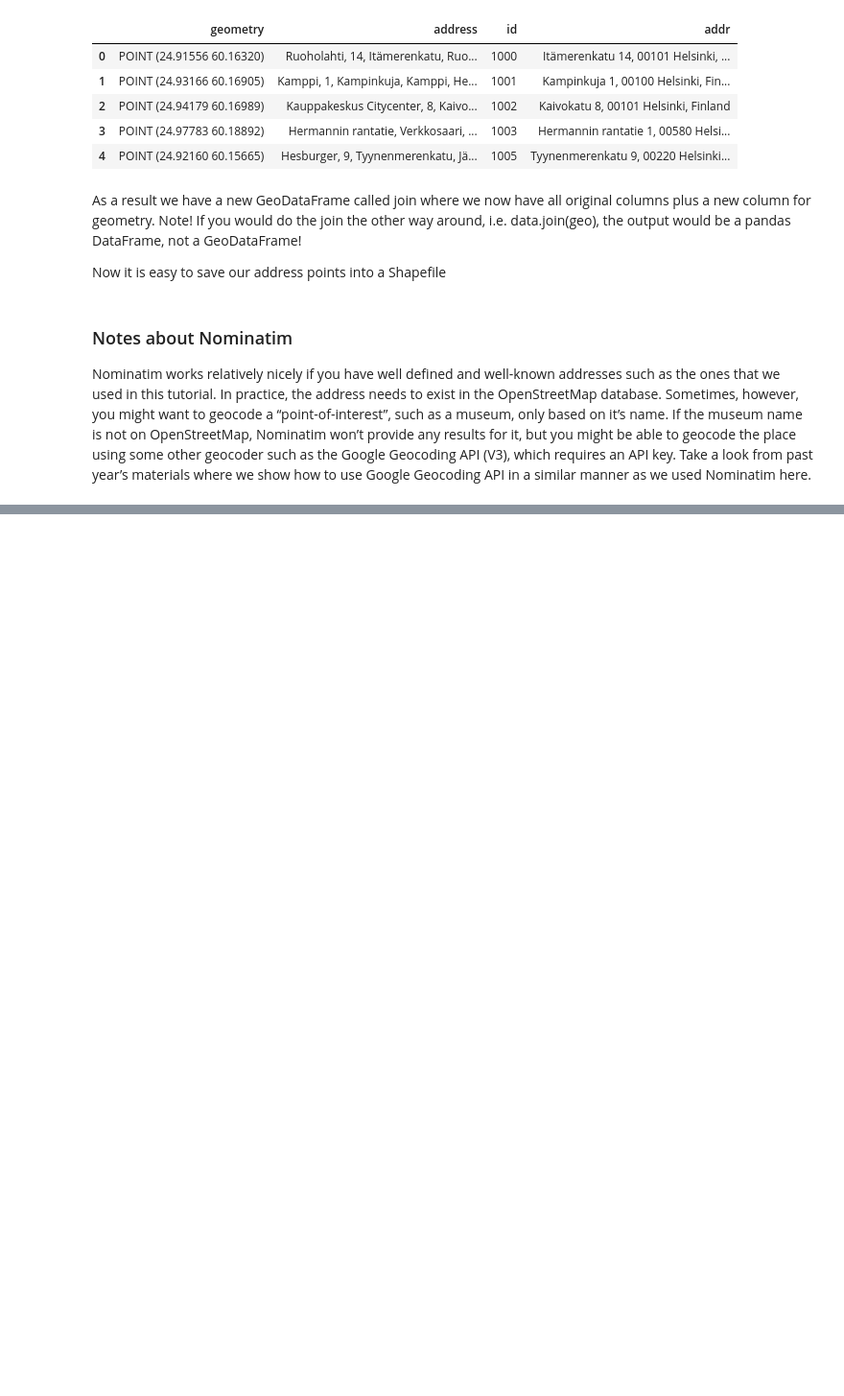
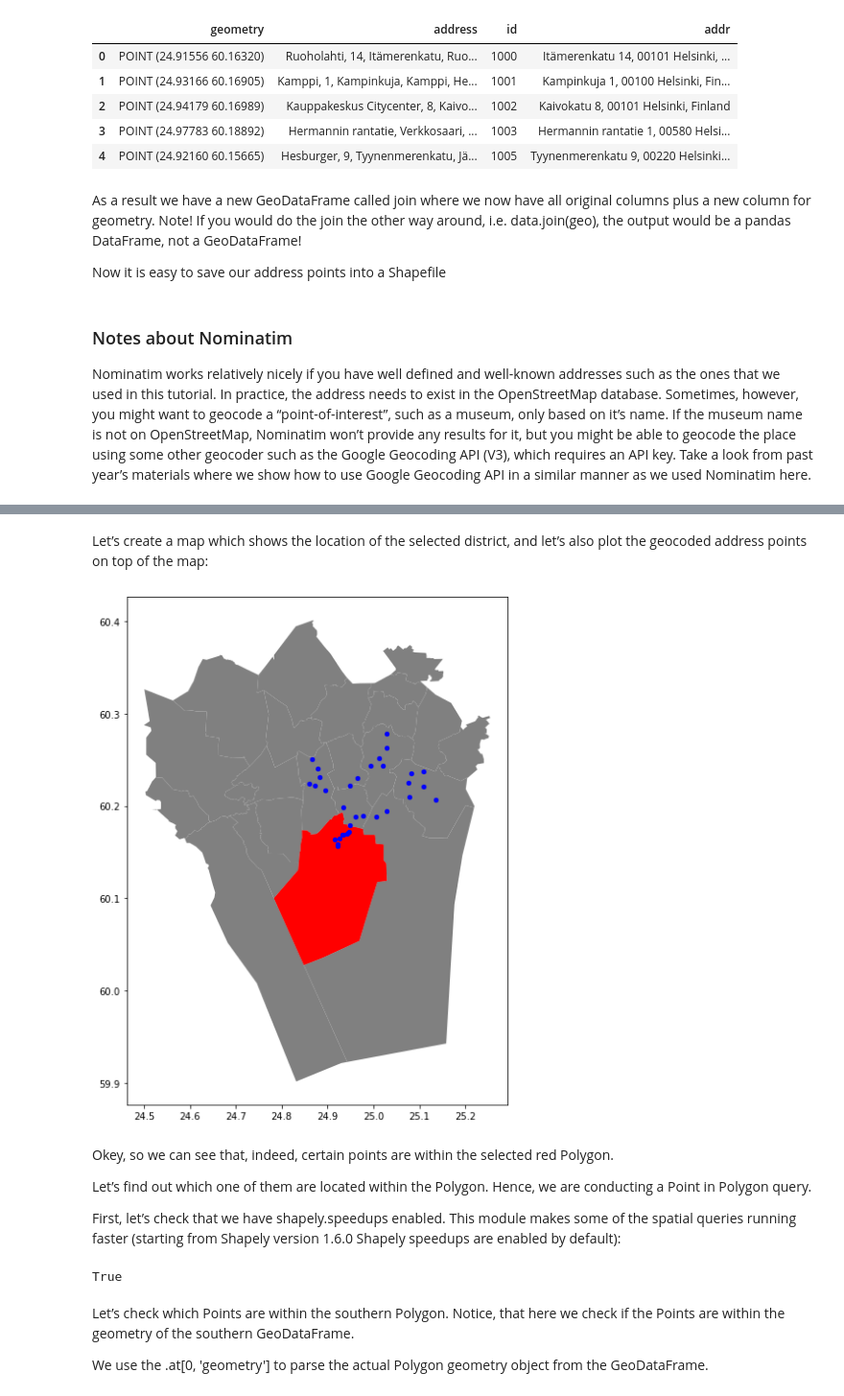
Before and after one commit to balintalfoldy/Automating_GIS, a Jupyter notebook: Lesson3/Lesson3.ipynb, the cells around one changed output, grey strips where cells are left out. Shown at 96% size. Saved outputs shown, nothing was run; the diff lists cells and outputs as text; code cells hidden in the pictures; blank space fills up the shorter version.

```diff
--- a/Lesson3/Lesson3.ipynb
+++ b/Lesson3/Lesson3.ipynb
@@ -155,0 +369,3 @@ Nominatim works relatively nicely if you have well defined and well-known addres
+# %%
+# Select data
+southern = polys.loc[polys['Name']=='Eteläinen']
@@ -155,0 +377,3 @@ Nominatim works relatively nicely if you have well defined and well-known addres
+# %%
+# Reset index for the selection
+southern.reset_index(drop=True, inplace=True)
@@ -155,0 +385,37 @@ Nominatim works relatively nicely if you have well defined and well-known addres
+# %% [markdown]
+Let’s create a map which shows the location of the selected district, and let’s also plot the geocoded address points on top of the map:
+# %%
+import matplotlib.pyplot as plt
+
+# Create a figure with one subplot
+fig, ax = plt.subplots(figsize=(8,8))
+
+# Plot polygons
+polys.plot(ax=ax, facecolor='gray')
+southern.plot(ax=ax, facecolor='red')
+
+# Plot points
+data.plot(ax=ax, color='blue', markersize=18)
+
+plt.tight_layout()
+# %% [output]
+[figure, added]
+# %% [markdown]
+Okey, so we can see that, indeed, certain points are within the selected red Polygon.
+
+Let’s find out which one of them are located within the Polygon. Hence, we are conducting a Point in Polygon query.
+
+First, let’s check that we have shapely.speedups enabled. This module makes some of the spatial queries running faster (starting from Shapely version 1.6.0 Shapely speedups are enabled by default):
+# %%
+#import shapely.speedups
+from shapely import speedups
+speedups.enabled
+
+# If false, run this line:
+#shapely.speedups.enable()
+# %% [output]
+True
+# %% [markdown]
+Let’s check which Points are within the southern Polygon. Notice, that here we check if the Points are within the geometry of the southern GeoDataFrame.
+
+We use the .at[0, 'geometry'] to parse the actual Polygon geometry object from the GeoDataFrame.
```
Also changed, not shown: parts of 51 cells of this notebook, 6 other files.
